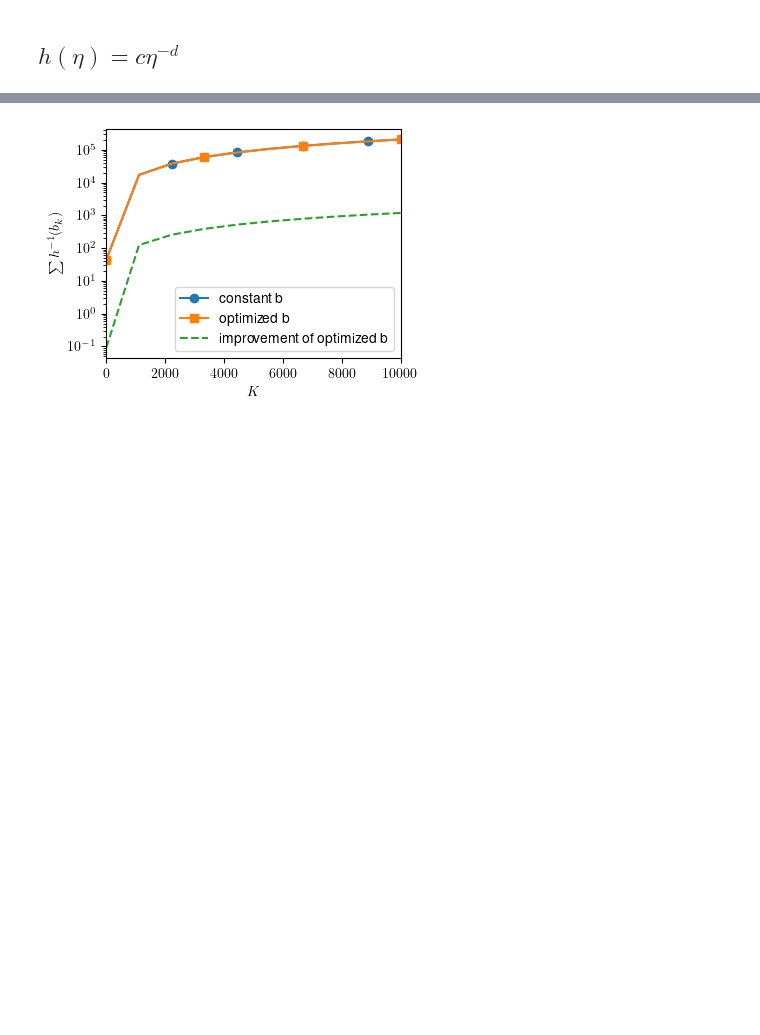
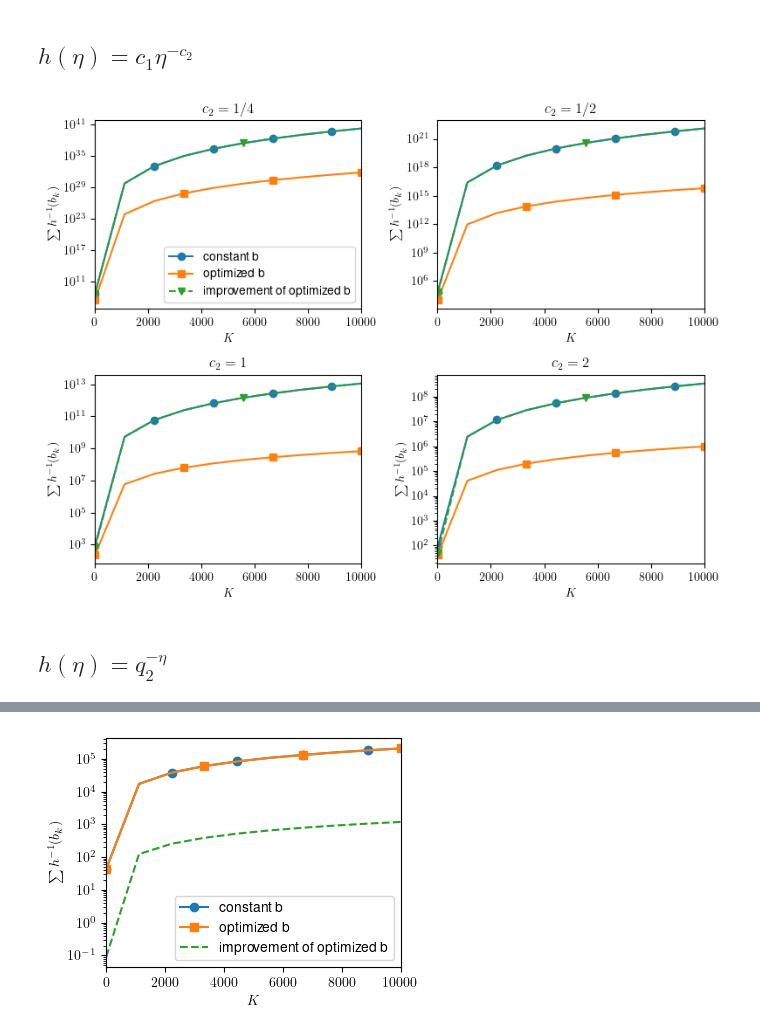
Before and after one commit to Yin-LIU/Inexact-Acceleration-PEP, a Jupyter notebook: Numerical/b_optimize.ipynb, the cells around one changed output, grey strips where cells are left out. Drawn from its saved outputs; the diff is of its cells as text; code cells hidden in the pictures; blank space fills up the shorter version.

```diff
--- a/Numerical/b_optimize.ipynb
+++ b/Numerical/b_optimize.ipynb
@@ -80,3 +80,11 @@ def compute_u_OGM_a(K, L=1, a_val=4):
         "L": L,
     }
     return result
+# %% [markdown]
+## $h(\eta) = c_1 \eta^{-c_2}$
+# %%
+K_values = np.linspace(10, 1e4, num=10, dtype=int).tolist()
+c2_values = [1/4,1/2, 1, 2]
+
+eta_complexity_const = np.zeros((len(K_values),len(c2_values)))
+eta_complexity_optimized = np.zeros((len(K_values),len(c2_values)))
@@ -83,2 +123,60 @@ def compute_u_OGM_a(K, L=1, a_val=4):
+# %%
+# plot
+
+# plot with two scales, left y-axis for complexities, right y-axis for difference between optimized and constant
+marker_cycle = itertools.cycle(markers)
+fig, ax = plt.subplots(2,2,figsize = (8,6))
+
+ax[0,0].plot(K_values,eta_complexity_const[:,0],label ='constant b',marker = 'o',markevery = 2)
+ax[0,0].plot(K_values,eta_complexity_optimized[:,0],label ='optimized b',marker = 's',markevery = 3)
+ax[0,0].plot(K_values,eta_complexity_const[:,0] - eta_complexity_optimized[:,0],'--',marker = 'v',markevery=5,label = 'improvement of optimized b')
+ax[0,0].set_yscale('log')
+ax[0,0].set_xlim(0,1e4)
+# ax[0,0].set_ylim(1e50,1e)
+ax[0,0].set_xlabel(r'$K$')
+ax[0,0].set_ylabel(r'$\sum h^{-1}(b_k)$')
+ax[0,0].legend(loc='lower right')
+ax[0,0].set_title(r'$c_2 = 1/4$')
+
+ax[0,1].plot(K_values,eta_complexity_const[:,1],label ='constant b',marker = 'o',markevery = 2)
+ax[0,1].plot(K_values,eta_complexity_optimized[:,1],label ='optimized b',marker = 's',markevery = 3)
+ax[0,1].plot(K_values,eta_complexity_const[:,1] - eta_complexity_optimized[:,1],'--', marker = 'v',markevery=5,label = 'improvement of optimized b')
+ax[0,1].set_yscale('log')
+ax[0,1].set_xlim(0,1e4)
+# ax[0,1].set_ylim(1e17,1e41)
+ax[0,1].set_xlabel(r'$K$')
+ax[0,1].set_ylabel(r'$\sum h^{-1}(b_k)$')
+# ax[0,1].legend(loc='lower right')
+ax[0,1].set_title(r'$c_2 = 1/2$')
+
+ax[1,0].plot(K_values,eta_complexity_const[:,2],label ='constant b',marker = 'o',markevery = 2)
+ax[1,0].plot(K_values,eta_complexity_optimized[:,2],label ='optimized b',marker = 's',markevery = 3)
+ax[1,0].plot(K_values,eta_complexity_const[:,2] - eta_complexity_optimized[:,2],'--',marker = 'v',markevery=5,label = 'improvement of optimized b')
+ax[1,0].set_yscale('log')
+ax[1,0].set_xlim(0,1e4)
+# ax[1,0].set_ylim(1e8,1e23)
+ax[1,0].set_xlabel(r'$K$')
+ax[1,0].set_ylabel(r'$\sum h^{-1}(b_k)$')
+# ax[1,0].legend(loc='lower right')
+ax[1,0].set_title(r'$c_2 = 1$')
+
+ax[1,1].plot(K_values,eta_complexity_const[:,3],label ='constant b',marker = 'o',markevery = 2)
+ax[1,1].plot(K_values,eta_complexity_optimized[:,3],label ='optimized b',marker = 's',markevery = 3)
+ax[1,1].plot(K_values,eta_complexity_const[:,3] - eta_complexity_optimized[:,3],'--',marker = 'v',markevery=5,label = 'improvement of optimized b')
+ax[1,1].set_yscale('log')
+ax[1,1].set_xlim(0,1e4)
+# ax[1,1].set_ylim(1e4,1e14)
+ax[1,1].set_xlabel(r'$K$')
+ax[1,1].set_ylabel(r'$\sum h^{-1}(b_k)$')
+# ax[1,1].legend(loc='lower right')
+ax[1,1].set_title(r'$c_2 = 2$')
+# ax[1,1].set_xticks([1000,3000,5000,7000,10000])
+# ax[1,1].grid(True)
+
+plt.tight_layout()
+# plt.xticks
+plt.savefig('Figures/eta_complexity_power.pdf')
+# %% [output]
+[figure, added]
 # %% [markdown]
-## $h(\eta) = c \eta^{-d}$
+## $h(\eta) = q_2^{-\eta}$
```
Also changed, not shown: parts of 6 cells of this notebook, 6 other files.
